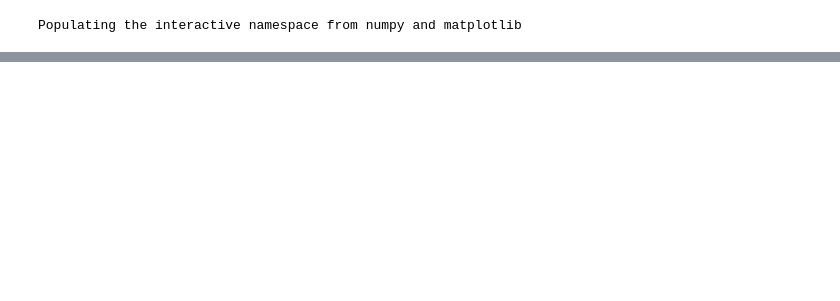
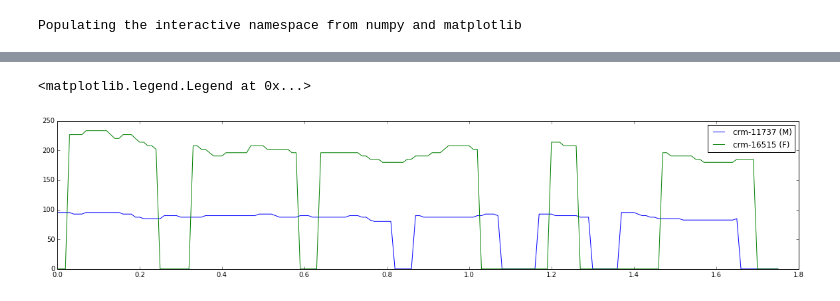
Before and after one commit to dpwe/casapy, a Jupyter notebook: casa_expts.ipynb, the cells around one changed output, grey strips where cells are left out. Cells and saved outputs as stored; diff of their text form; code cells hidden in the pictures; blank space fills up the shorter version.

Commit message:
Running example of CRM M+F mixture.

```diff
--- a/casa_expts.ipynb
+++ b/casa_expts.ipynb
@@ -130,0 +30,8 @@ ValueError: A value in x_new is above the interpolation range.
+# %%
+# These are two CRM utterances - one male, one female.  They are exactly the same length.
+input_wav_file_1 = 'crm-11737.wav'
+input_wav_file_2 = 'crm-16515.wav'
+d1, sr = SAcC.readwav(input_wav_file_1)
+d2, sr = SAcC.readwav(input_wav_file_2)
+dmix = d1 + d2
+print sr, np.shape(d1), np.shape(d2)
@@ -130,0 +45,14 @@ ValueError: A value in x_new is above the interpolation range.
+# %%
+# To create "oracle" pitch tracks of the two voices in the mixture,
+# we'll create & run an SAcC pitch tracker.
+sacc_extractor = SAcC.SAcC(SAcC.default_config())
+pitches_1 = sacc_extractor(input_wav_file_1)
+pitches_2 = sacc_extractor(input_wav_file_2)
+# `pitches` consists of time_frames x (time_sec, pitch_hz, voicing_probability).
+figure(figsize=(20,4))
+plot(pitches_1[:,0], pitches_1[:,1], pitches_2[:,0], pitches_2[:,1])
+# The female voice (green line) has a pitch roughly double that of the male.
+legend(['crm-11737 (M)', 'crm-16515 (F)'])
+# %% [output]
+<matplotlib.legend.Legend at 0x...>
+[figure, added]
```
Also changed, not shown: parts of 44 cells of this notebook, 3 other files.
